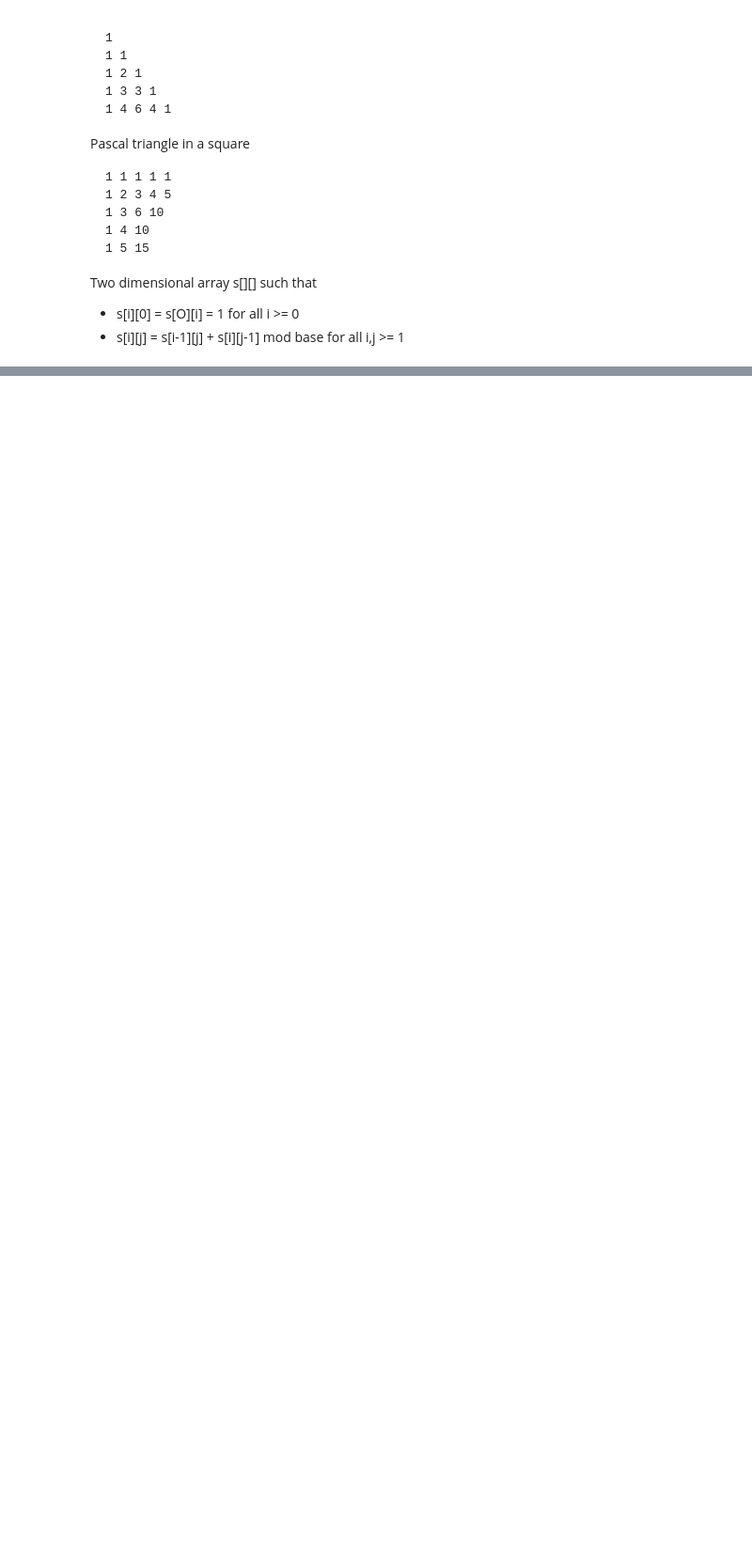
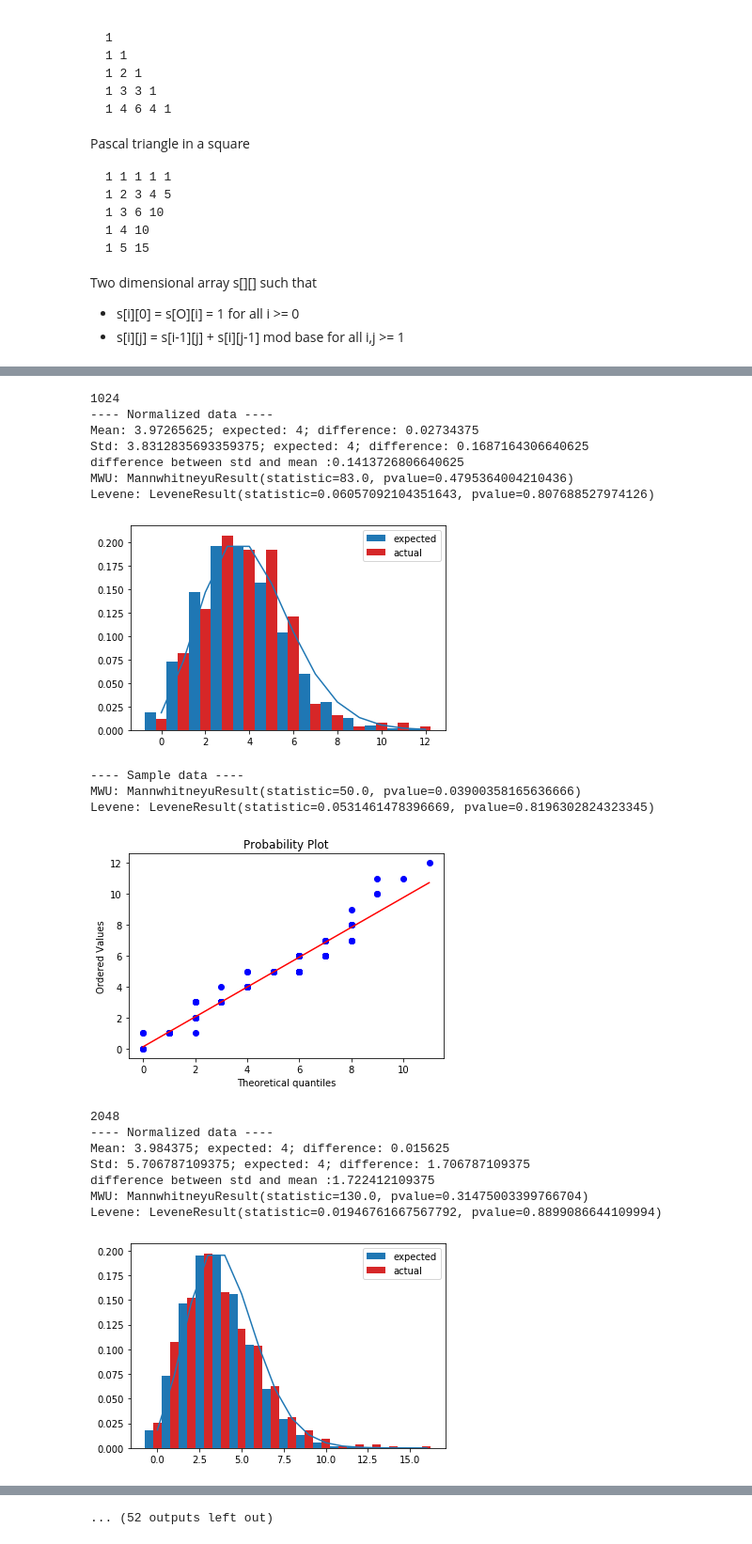
Before and after one commit to lucasputer/supernormal, a Jupyter notebook: Levin.ipynb, the cells around one changed output, grey strips where cells are left out. Shown at 94% size. Drawn from its saved outputs; the diff is of its cells as text; code cells hidden in the pictures; blank space fills up the shorter version.

```diff
--- a/Levin.ipynb
+++ b/Levin.ipynb
@@ -214,0 +421,29 @@ for N in Ns:
+# %%
+Ns_c4 = [2**i for i in range(10,26)]
+occs_c4 = get_amounts_for_ns(Ns2,lamb=4,use_levin=False)
+# %%
+for N in Ns_c4:
+    print(N)
+    analize_result(occs_c4[N],N,plot=True,l=4)
+    analize_result_2(occs_c4[N],plot=True,l=4)
+# %% [output]
+1024
+---- Normalized data ----
+Mean: 3.97265625; expected: 4; difference: 0.02734375
+Std: 3.8312835693359375; expected: 4; difference: 0.1687164306640625
+difference between std and mean :0.1413726806640625
+MWU: MannwhitneyuResult(statistic=83.0, pvalue=0.4795364004210436)
+Levene: LeveneResult(statistic=0.06057092104351643, pvalue=0.807688527974126)
+[figure, added]
+---- Sample data ----
+MWU: MannwhitneyuResult(statistic=50.0, pvalue=0.03900358165636666)
+Levene: LeveneResult(statistic=0.0531461478396669, pvalue=0.8196302824323345)
+[figure, added]
+2048
+---- Normalized data ----
+Mean: 3.984375; expected: 4; difference: 0.015625
+Std: 5.706787109375; expected: 4; difference: 1.706787109375
+difference between std and mean :1.722412109375
+MWU: MannwhitneyuResult(statistic=130.0, pvalue=0.31475003399766704)
+Levene: LeveneResult(statistic=0.01946761667567792, pvalue=0.8899086644109994)
+[figure, added]
@@ -214,0 +466 @@ for N in Ns:
+... (52 outputs left out)
```
Also changed, not shown: parts of 22 cells of this notebook.
